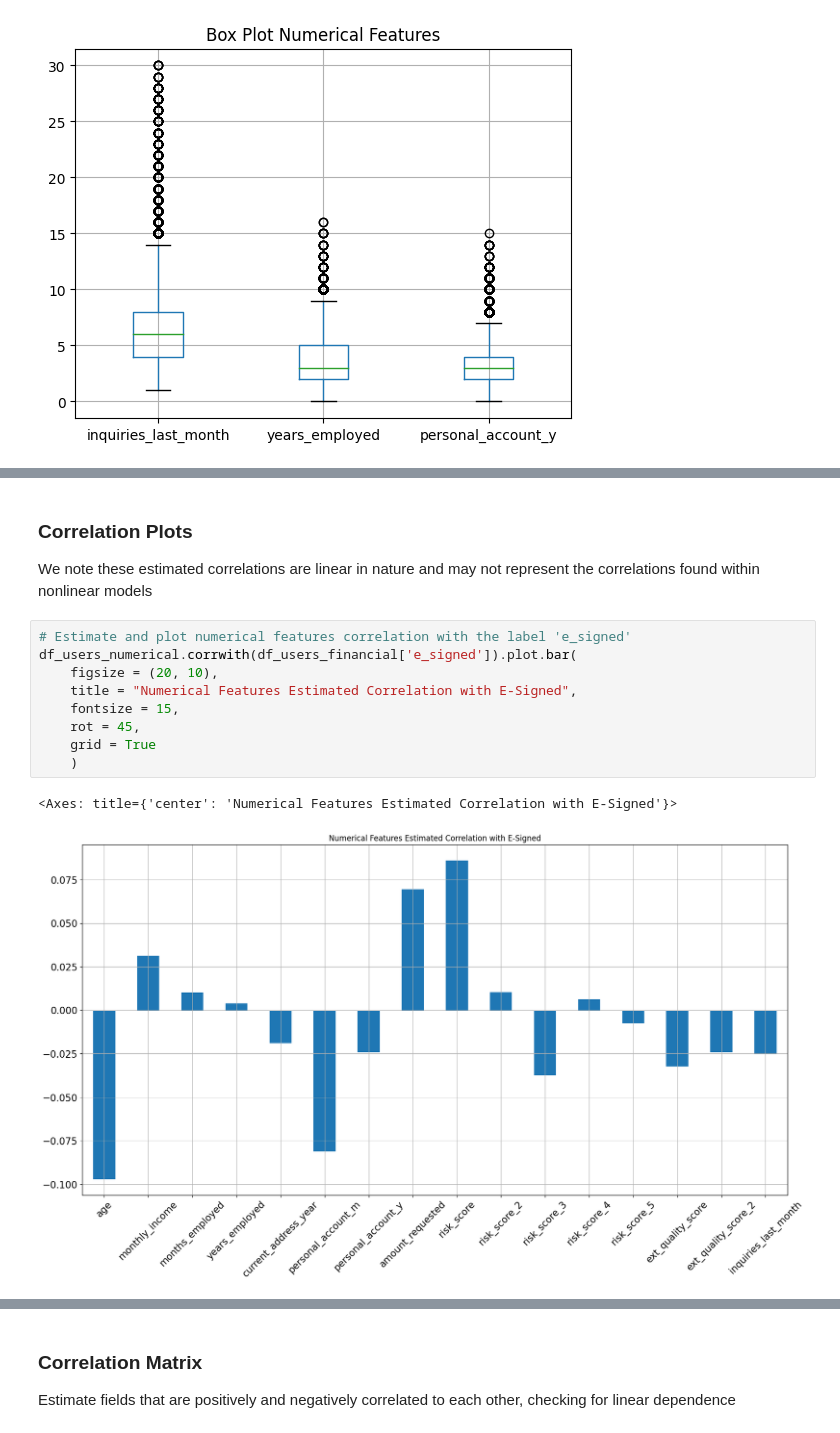
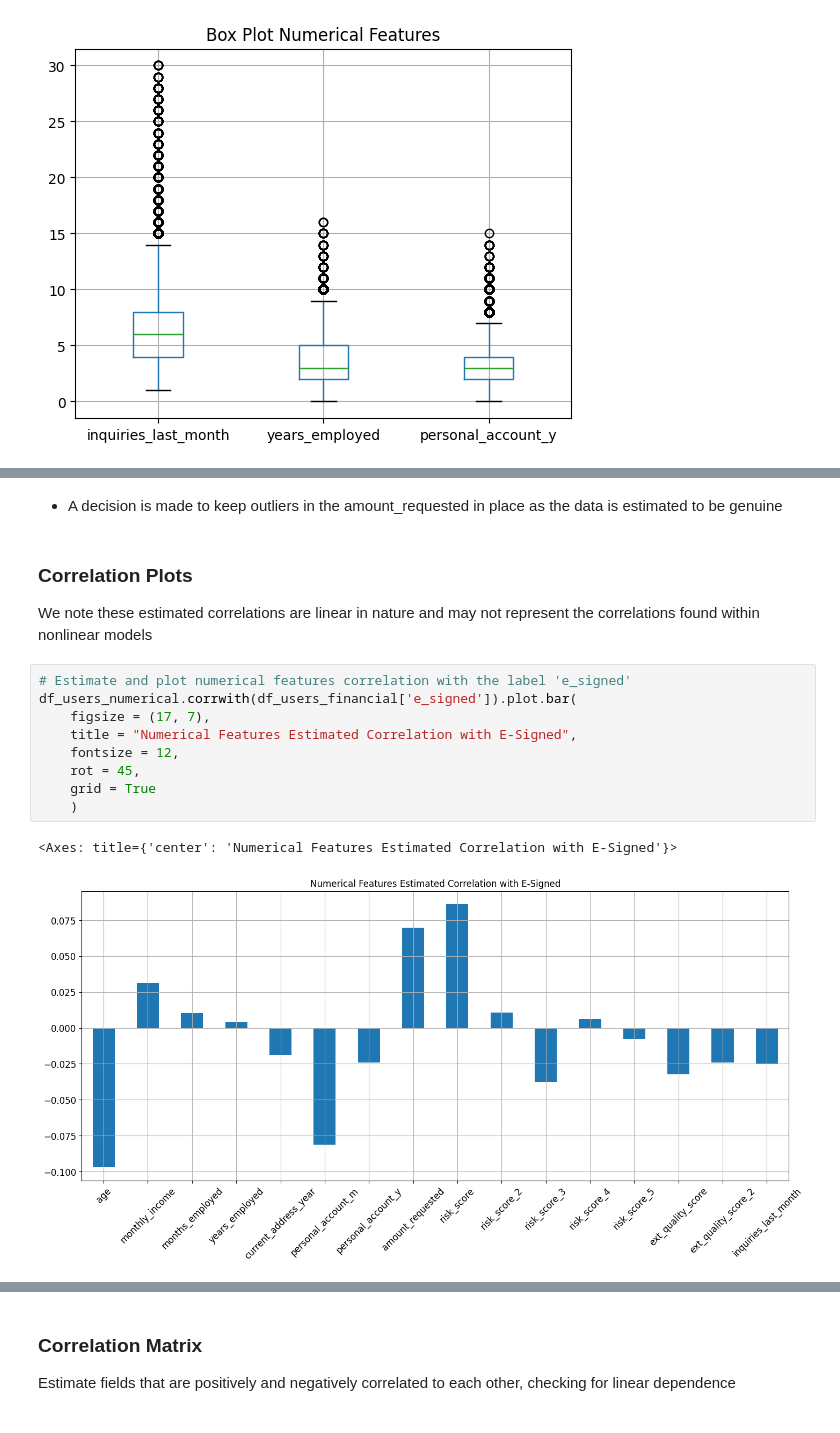
Before and after one commit to c-grigsby/ml-fintech-case-studies, a Jupyter notebook: predicting-loan-signatures/notebooks/predicting-loan-signatures_eda.ipynb, the cells around one changed output, grey strips where cells are left out. Saved outputs shown, nothing was run; the diff lists cells and outputs as text.

```diff
--- a/predicting-loan-signatures/notebooks/predicting-loan-signatures_eda.ipynb
+++ b/predicting-loan-signatures/notebooks/predicting-loan-signatures_eda.ipynb
@@ -176,3 +193,5 @@ plt.show()
+# %% [markdown]
+- A decision is made to keep outliers in the amount_requested in place as the data is estimated to be genuine
 # %% [markdown]
 ### Correlation Plots
 
@@ -180,15 +199,15 @@ We note these estimated correlations are linear in nature and may not represent
 # %%
 # Estimate and plot numerical features correlation with the label 'e_signed'
 df_users_numerical.corrwith(df_users_financial['e_signed']).plot.bar(
-    figsize = (20, 10),
+    figsize = (17, 7),
     title = "Numerical Features Estimated Correlation with E-Signed",
-    fontsize = 15,
+    fontsize = 12,
     rot = 45,
     grid = True
     )
 # %% [output]
 <Axes: title={'center': 'Numerical Features Estimated Correlation with E-Signed'}>
-[figure, old version]
+[figure, new version]
 # %%
 # Temporary one-hot encoding of 'pay_schedule' for analysis
 df_users_categorical_ohe = pd.get_dummies(df_users_categorical)
```
Also changed, not shown: parts of 20 cells of this notebook, 1 other file.
